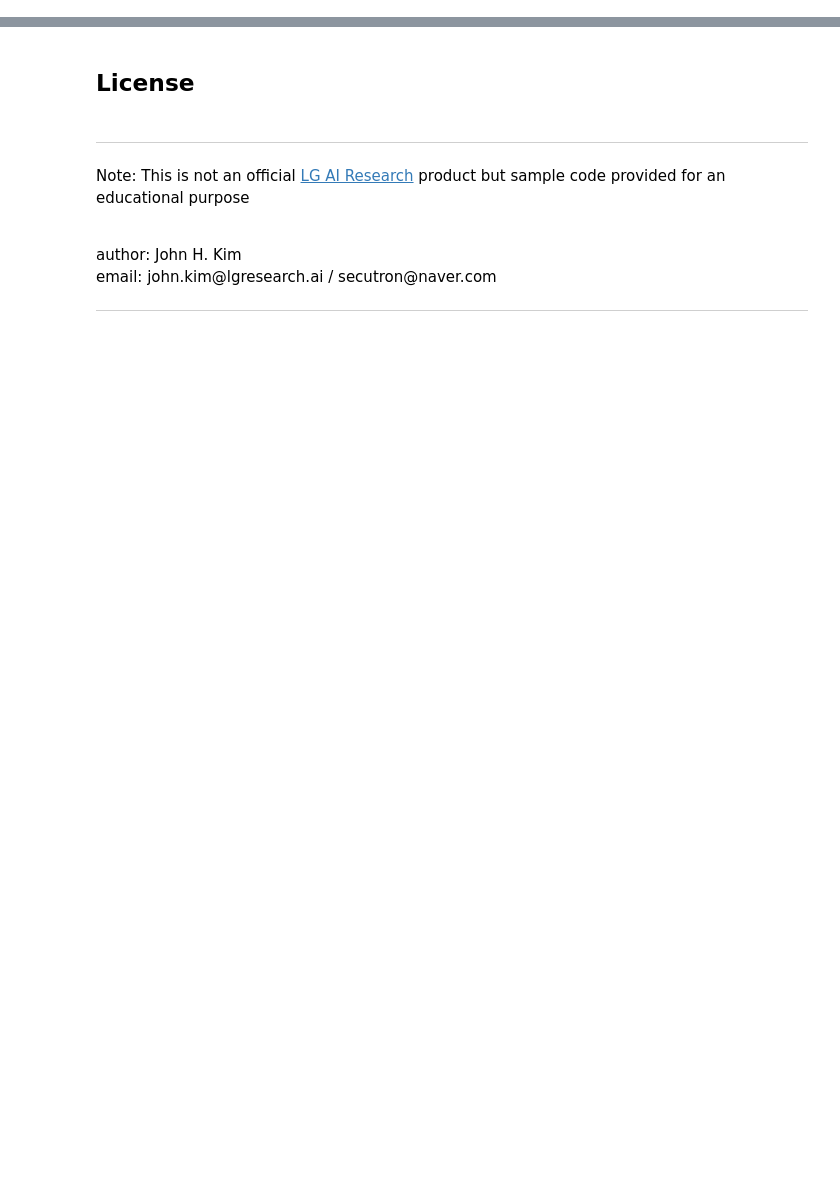
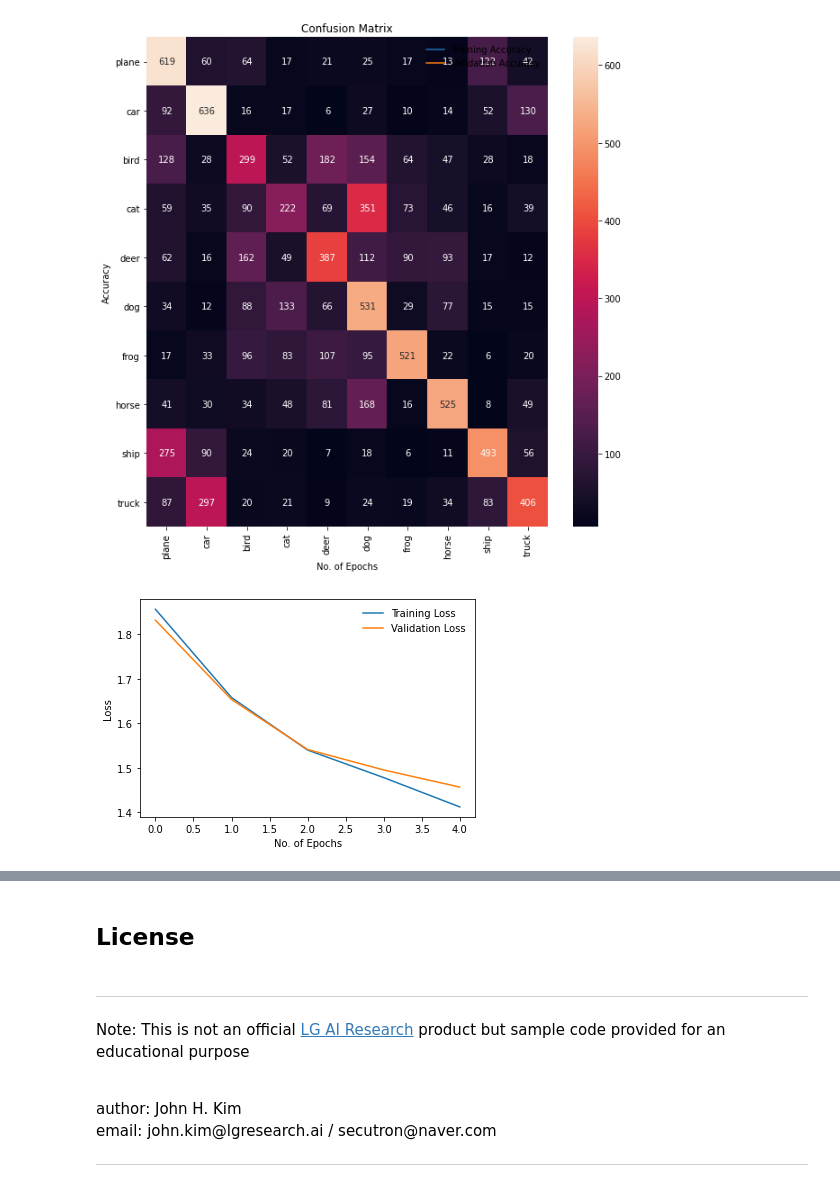
Before and after one commit to secutron/Practice_Ignite, a Jupyter notebook: A_1_x2.ipynb, the cells around one changed output, grey strips where cells are left out. Drawn from its saved outputs; the diff is of its cells as text; code cells hidden in the pictures; blank space fills up the shorter version.

```diff
--- a/A_1_x2.ipynb
+++ b/A_1_x2.ipynb
@@ -255,0 +472,80 @@ Epoch 1 - Evaluation time (seconds): 5.72 - validation evaluator metrics:
+# %%
+# 1. confusion matrix
+#print(cm)
+cm = cm.astype(int)
+classes = classes_list
+fig, ax = plt.subplots(figsize=(10,10))
+ax= plt.subplot()
+sns.heatmap(cm, annot=True, ax = ax,fmt="d")
+# labels, title and ticks
+ax.set_xlabel('Predicted labels')
+ax.set_ylabel('True labels')
+ax.set_title('Confusion Matrix')
+ax.xaxis.set_ticklabels(classes,rotation=90)
+ax.yaxis.set_ticklabels(classes,rotation=0)
+
+
+# 2. learning curve
+plt.plot(training_history['accuracy'],label="Training Accuracy")
+plt.plot(validation_history['accuracy'],label="Validation Accuracy")
+plt.xlabel('No. of Epochs')
+plt.ylabel('Accuracy')
+plt.legend(frameon=False)
+plt.show()
+
+plt.plot(training_history['loss'],label="Training Loss")
+plt.plot(validation_history['loss'],label="Validation Loss")
+plt.xlabel('No. of Epochs')
+plt.ylabel('Loss')
+plt.legend(frameon=False)
+plt.show()
+
+print("hkim - 777 ")
+
+# 3. load the saved model and draw sample prediction results
+def fetch_last_checkpoint_model_filename(model_save_path):
+    import os
+    checkpoint_files = os.listdir(model_save_path)
+    checkpoint_files = [f for f in checkpoint_files if '.pt' in f]
+    checkpoint_iter = [
+        int(x.split('_')[2].split('.')[0])
+        for x in checkpoint_files]
+    last_idx = np.array(checkpoint_iter).argmax()
+    return os.path.join(model_save_path, checkpoint_files[last_idx])
+
+model = models.resnet18()
+num_classes = 10
+num_ftrs = model.fc.in_features
+model.fc = nn.Linear(num_ftrs, num_classes)
+model.load_state_dict(torch.load(fetch_last_checkpoint_model_filename('./saved_models')))
+print("Model Loaded")
+
+
+test_transform = transforms.Compose([transforms.ToTensor(), transforms.Normalize((0.485, 0.456, 0.406), (0.229, 0.224, 0.225)),])
+testset = torchvision.datasets.CIFAR10(root=config["data_path"], train=False, download=True, transform=test_transform)
+# not autoloader this time...
+testloader = torch.utils.data.DataLoader(testset, batch_size=config["batch_size"], shuffle=True)
+
+images, labels = next(iter(testloader))
+
+model.to(idist.device())
+
+#from torchsummary import summary
+#summary(model, input_size=(3,32,32), device=idist.device().type)
+
+preds = model(images.to(idist.device()))
+
+preds = preds.cpu()
+print(preds[0])
+
+# plotting the results
+fig = plt.figure(figsize=(25,4))
+for i in range(10):
+    best = np.argmax(preds[0].detach().numpy())
+    ax = fig.add_subplot(2, 20/2, i+1, xticks=[], yticks=[])
+    ax.imshow(np.transpose(images[i].numpy(), (1, 2, 0)))
+    ax.set_title("{} ({})".format(classes_list[best], classes_list[labels[i]]),
+                color=("green" if best==labels[i] else "red"))
+# %% [output]
+[figure, added]
+[figure, added]
```
Also changed, not shown: parts of 10 cells of this notebook.
